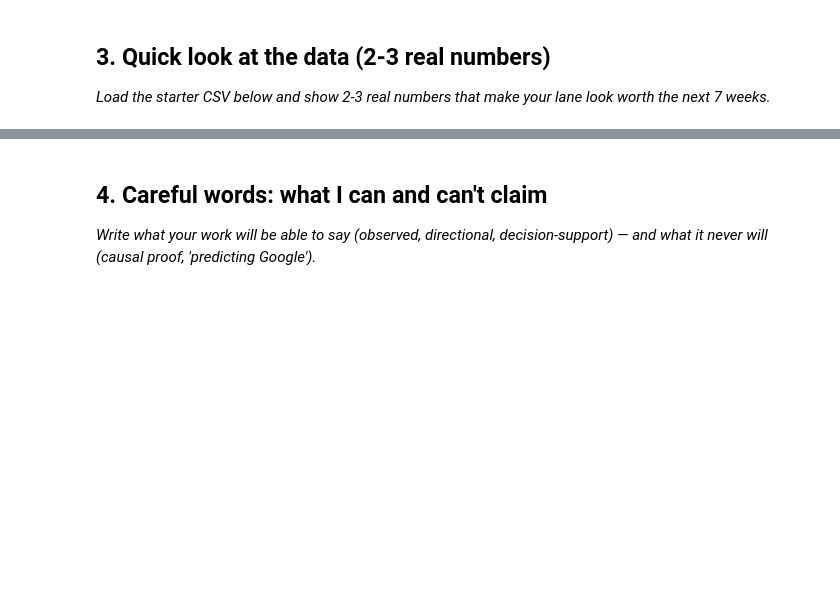
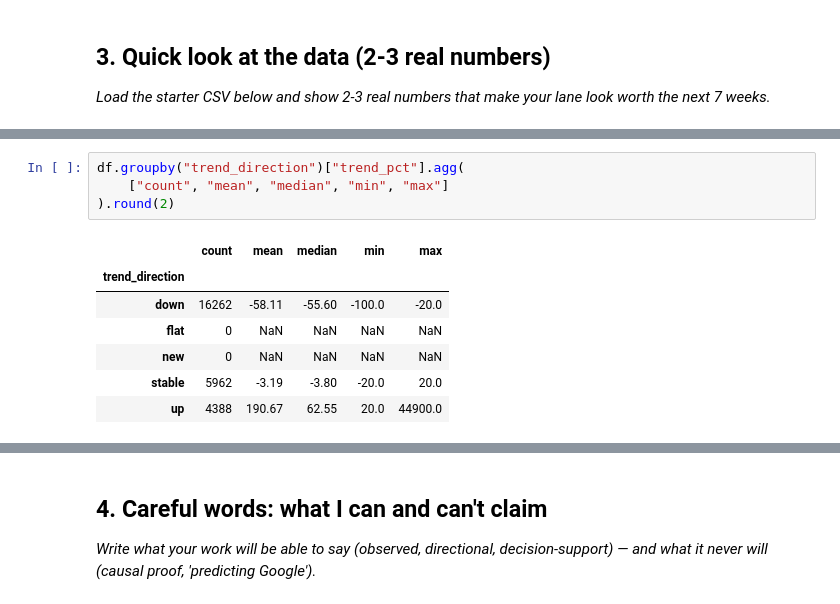
Before and after one commit to CaesarKasiba/ML-Pipeline, a Jupyter notebook: work/notebooks/w01_research_question.ipynb, the cells around one changed output, grey strips where cells are left out. Cells and saved outputs as stored; diff of their text form; blank space fills up the shorter version.

```diff
--- a/work/notebooks/w01_research_question.ipynb
+++ b/work/notebooks/w01_research_question.ipynb
@@ -27,3 +159,15 @@ This skeleton is yours to fill. Work the sections **in order** — each one has
+# %%
+df.groupby("trend_direction")["trend_pct"].agg(
+    ["count", "mean", "median", "min", "max"]
+).round(2)
+# %% [output]
+|  | count | mean | median | min | max |
+| trend_direction |  |  |  |  |  |
+| down | 16262 | -58.11 | -55.60 | -100.0 | -20.0 |
+| flat | 0 | NaN | NaN | NaN | NaN |
+| new | 0 | NaN | NaN | NaN | NaN |
+| stable | 5962 | -3.19 | -3.80 | -20.0 | 20.0 |
+| up | 4388 | 190.67 | 62.55 | 20.0 | 44900.0 |
 # %%
 # This cell is for CODE (numbers, a query, a check).
 # Write your text answer in the cell ABOVE this one — typing sentences here breaks Run All.
```
Also changed, not shown: parts of 11 cells of this notebook.
